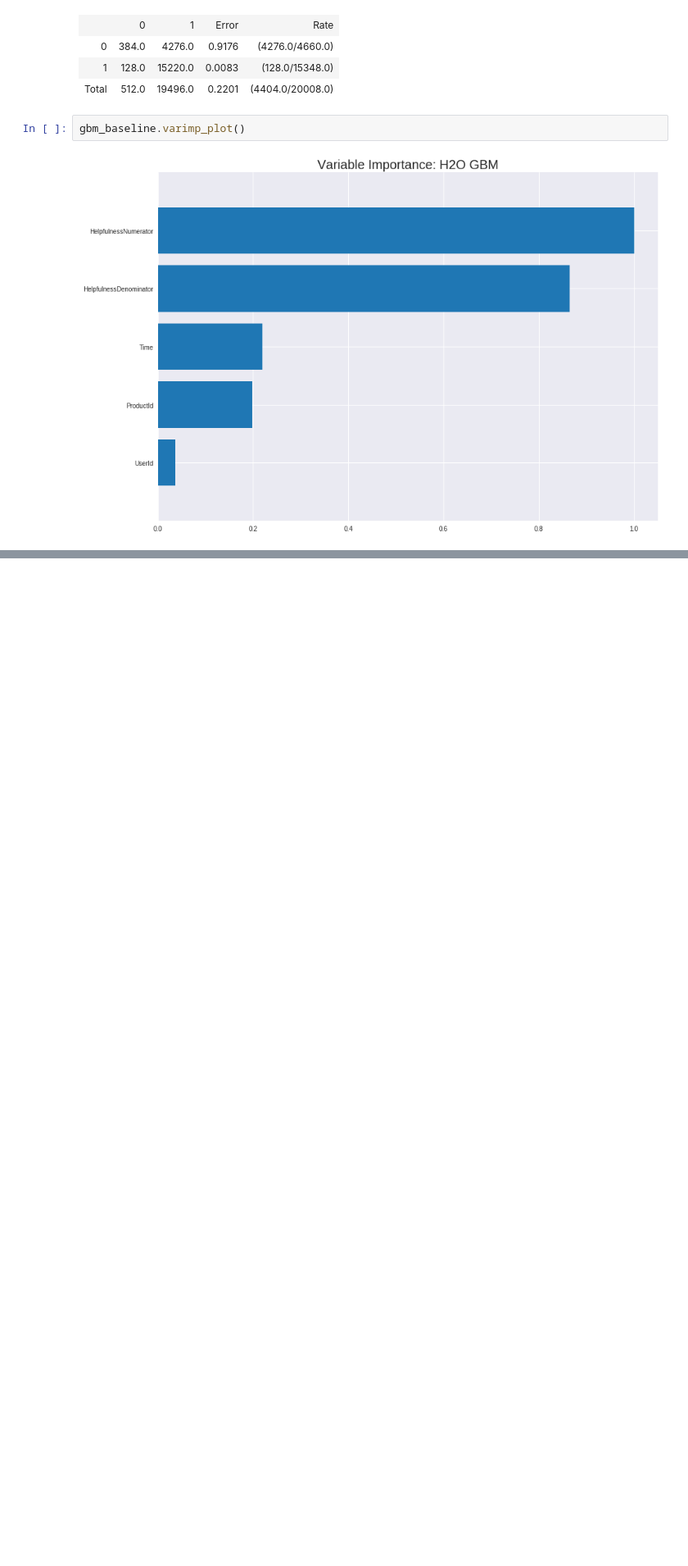
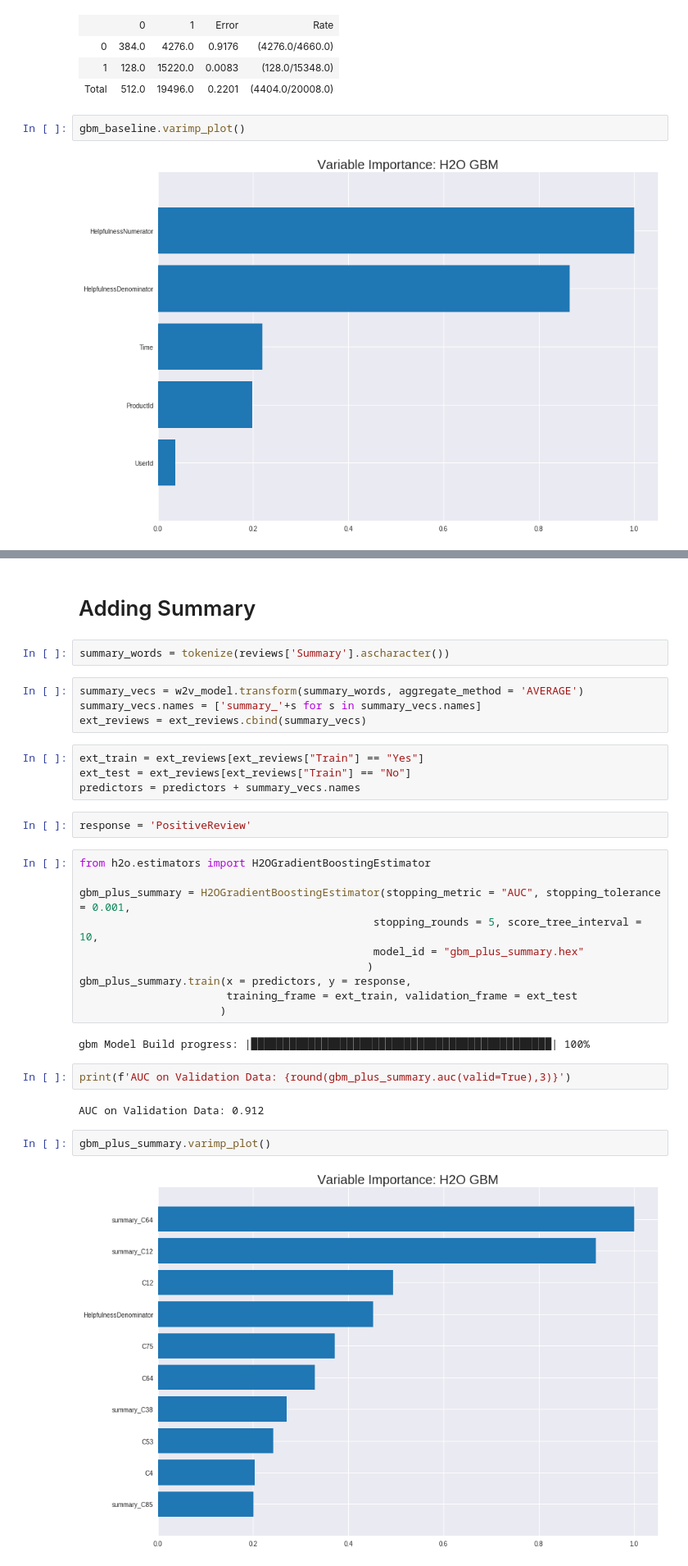
Before and after one commit to binliu0630/Deep_Learning, a Jupyter notebook: H2o_Amazon.ipynb, the cells around one changed output, grey strips where cells are left out. Shown at 82% size. Saved outputs shown, nothing was run; the diff lists cells and outputs as text; blank space fills up the shorter version.

```diff
--- a/H2o_Amazon.ipynb
+++ b/H2o_Amazon.ipynb
@@ -158,0 +278,34 @@ gbm_baseline.varimp_plot()
+# %% [markdown]
+# Adding Summary
+# %%
+summary_words = tokenize(reviews['Summary'].ascharacter())
+# %%
+summary_vecs = w2v_model.transform(summary_words, aggregate_method = 'AVERAGE')
+summary_vecs.names = ['summary_'+s for s in summary_vecs.names]
+ext_reviews = ext_reviews.cbind(summary_vecs)
+# %%
+ext_train = ext_reviews[ext_reviews["Train"] == "Yes"]
+ext_test = ext_reviews[ext_reviews["Train"] == "No"]
+predictors = predictors + summary_vecs.names
+# %%
+response = 'PositiveReview'
+# %%
+from h2o.estimators import H2OGradientBoostingEstimator
+
+gbm_plus_summary = H2OGradientBoostingEstimator(stopping_metric = "AUC", stopping_tolerance = 0.001,
+                                              stopping_rounds = 5, score_tree_interval = 10,
+                                              model_id = "gbm_plus_summary.hex"
+                                             )
+gbm_plus_summary.train(x = predictors, y = response,
+                       training_frame = ext_train, validation_frame = ext_test
+                      )
+# %% [output]
+gbm Model Build progress: |███████████████████████████████████████████████| 100%
+# %%
+print(f'AUC on Validation Data: {round(gbm_plus_summary.auc(valid=True),3)}')
+# %% [output]
+AUC on Validation Data: 0.912
+# %%
+gbm_plus_summary.varimp_plot()
+# %% [output]
+[figure, added]
```
Also changed, not shown: parts of 46 cells of this notebook.
